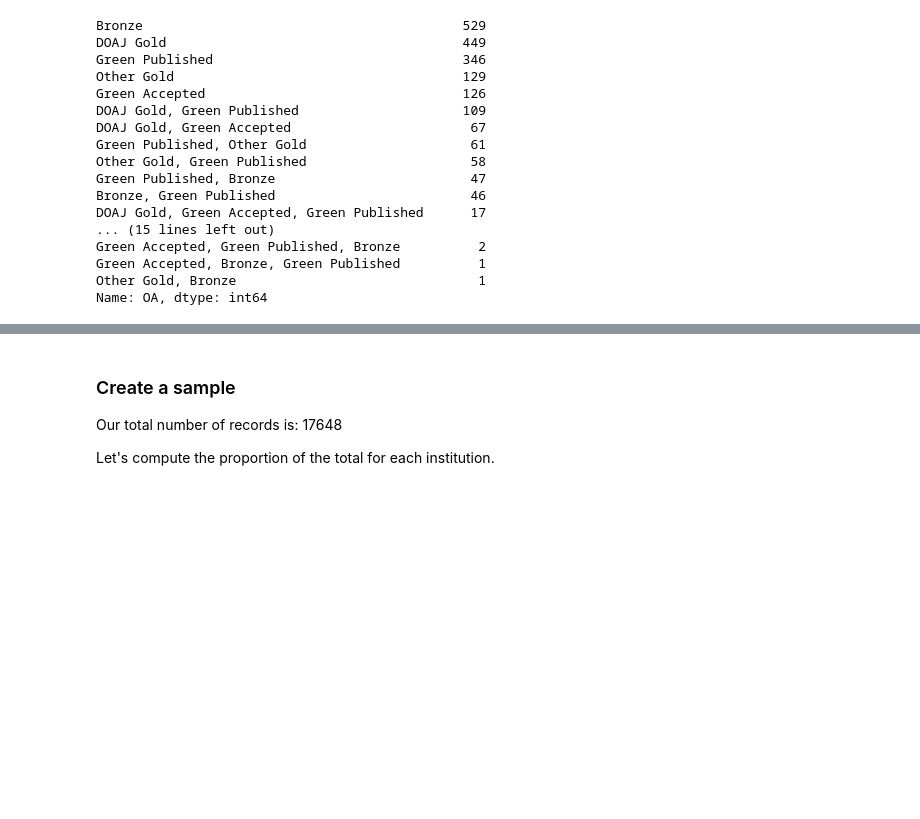
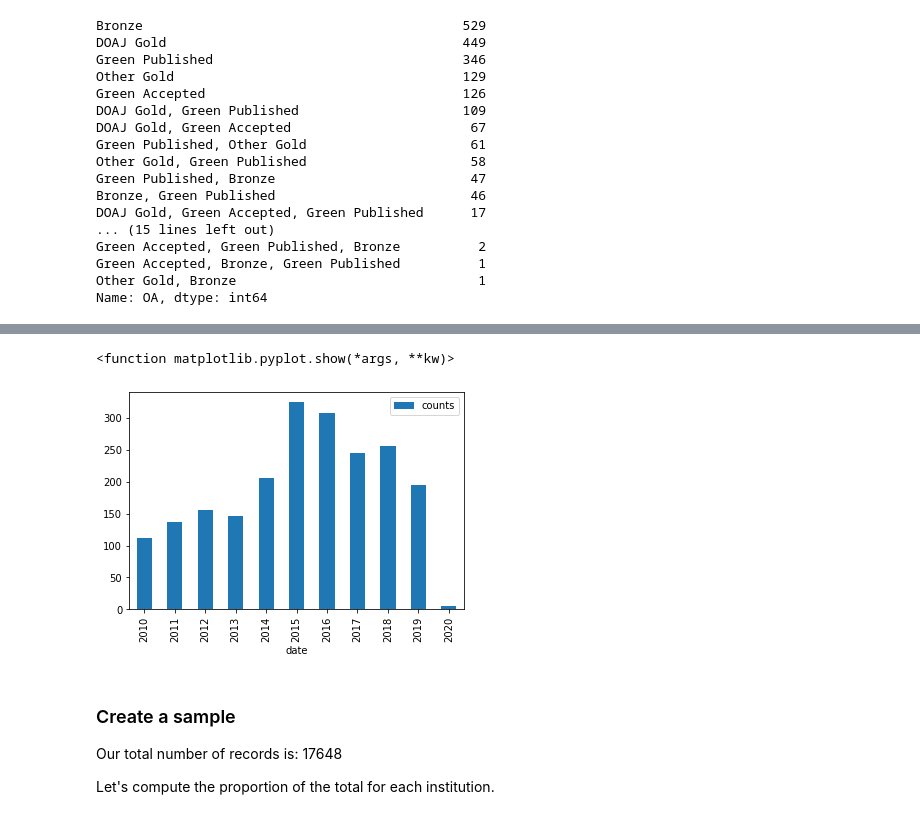
Before and after one commit to samteplitzky/Earth-Science-Citation-Replication-Project, a Jupyter notebook: Citation_Data_Analysis_All_Institutions.ipynb, the cells around one changed output, grey strips where cells are left out. Drawn from its saved outputs; the diff is of its cells as text; code cells hidden in the pictures; blank space fills up the shorter version.

```diff
--- a/Citation_Data_Analysis_All_Institutions.ipynb
+++ b/Citation_Data_Analysis_All_Institutions.ipynb
@@ -82,0 +82,8 @@ oa.sum()
+# %%
+#Plot OA publishing by year
+
+oa_time = data[['OA','PY']].dropna()
+oa_time['PY'] = pd.to_datetime(oa_time['PY'], format='%Y').dt.strftime('%Y')
+oa_time = oa_time['PY'].value_counts().rename_axis('date').reset_index(name='counts')
+oa_time = oa_time.sort_values('date', ascending=True)
+oa_time
@@ -83,3 +103,9 @@ oa.sum()
+# %%
+oa_time.plot(x='date', y='counts',kind="bar")
+plt.show
+# %% [output]
+<function matplotlib.pyplot.show(*args, **kw)>
+[figure, added]
 # %% [markdown]
 ### Create a sample
 
```
Also changed, not shown: parts of 6 cells of this notebook.
